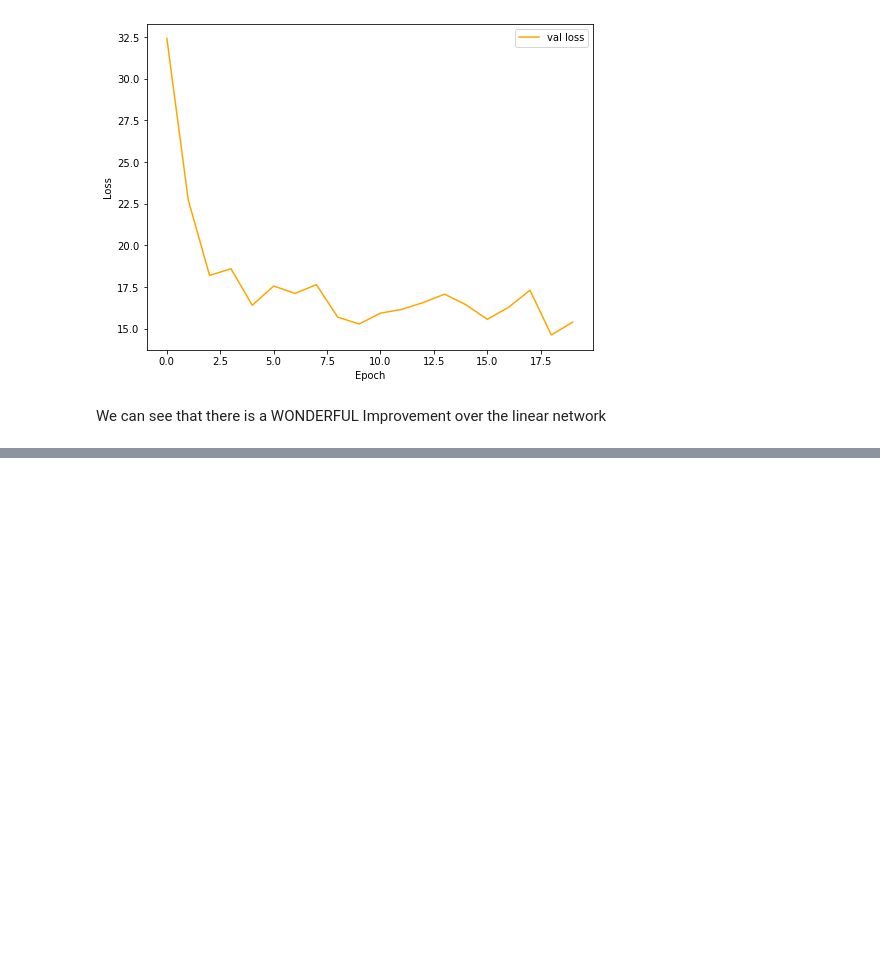
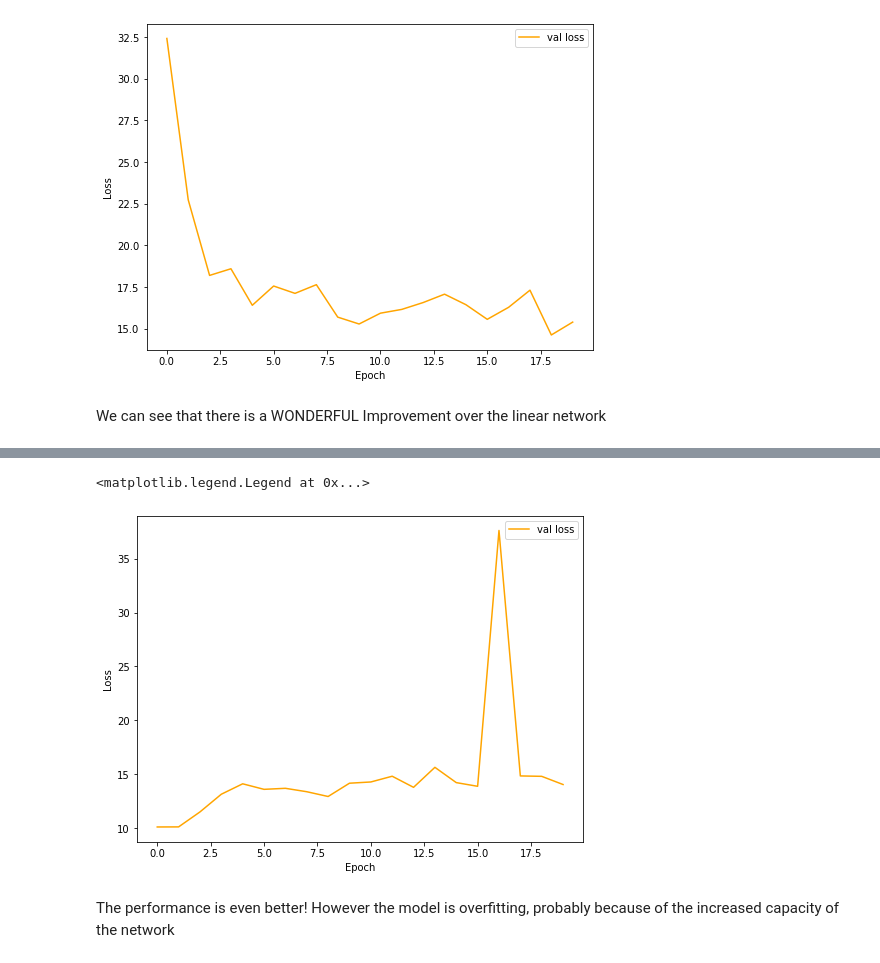
Before and after one commit to wingedrasengan927/pytorch-tutorials, a Jupyter notebook: time series/temperature_forecasting_lstm.ipynb, the cells around one changed output, grey strips where cells are left out. Cells and saved outputs as stored; diff of their text form; code cells hidden in the pictures; blank space fills up the shorter version.

```diff
--- a/time series/temperature_forecasting_lstm.ipynb
+++ b/time series/temperature_forecasting_lstm.ipynb
@@ -398,0 +448,14 @@ We can see that there is a WONDERFUL Improvement over the linear network
+# %%
+fig, axes = plt.subplots(1, 1, figsize=(8, 6))
+
+axes.plot(list(range(n_epochs)), val_loss_list, color='orange', label="val loss")
+
+axes.set_xlabel("Epoch")
+axes.set_ylabel("Loss")
+
+plt.legend()
+# %% [output]
+<matplotlib.legend.Legend at 0x...>
+[figure, added]
+# %% [markdown]
+The performance is even better! However the model is overfitting, probably because of the increased capacity of the network
```
Also changed, not shown: parts of 10 cells of this notebook.
